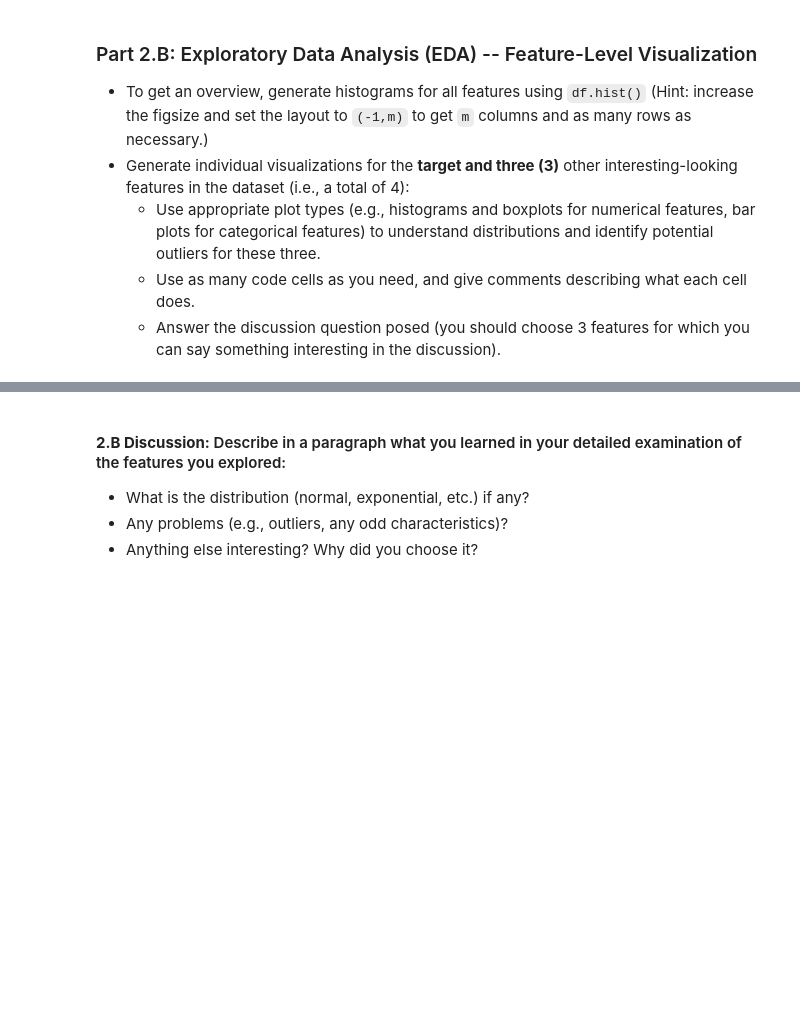
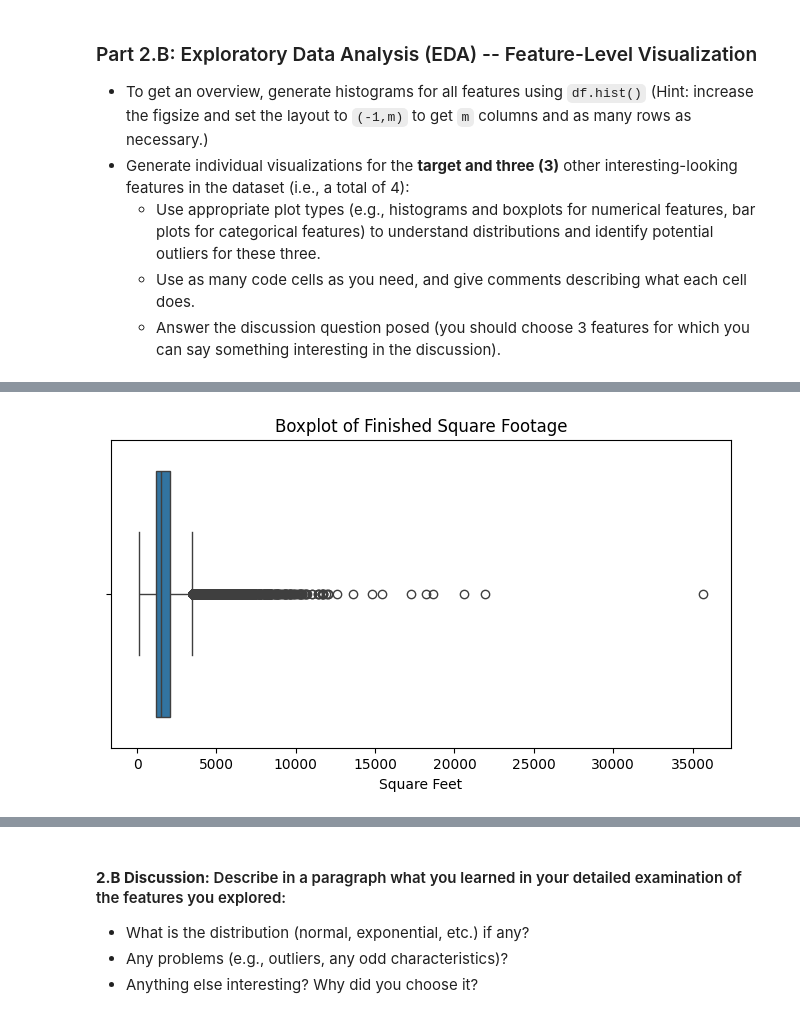
Before and after one commit to pr-rowe/MOD-3-MILESTONE-1, a Jupyter notebook: Milestone_01.ipynb, the cells around one changed output, grey strips where cells are left out. Saved outputs shown, nothing was run; the diff lists cells and outputs as text; code cells hidden in the pictures; blank space fills up the shorter version.

```diff
--- a/Milestone_01.ipynb
+++ b/Milestone_01.ipynb
@@ -318,0 +343,9 @@ df.corr()
+# %%
+#boxplot of sqft statistics
+plt.figure(figsize=(8, 4))
+sns.boxplot(x=df1['calculatedfinishedsquarefeet'])
+plt.title("Boxplot of Finished Square Footage")
+plt.xlabel("Square Feet")
+plt.show()
+# %% [output]
+[figure, added]
```
Also changed, not shown: parts of 22 cells of this notebook.
